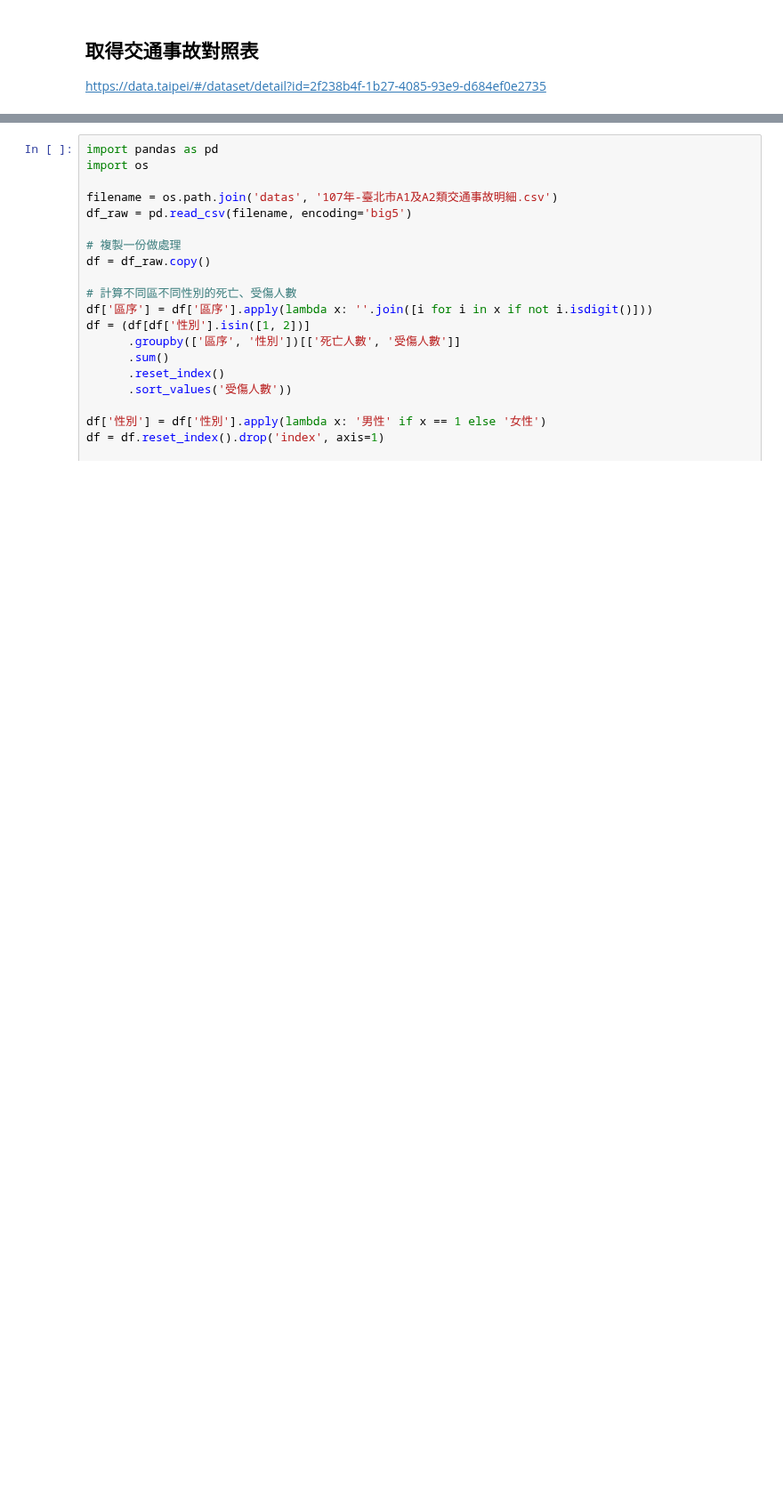
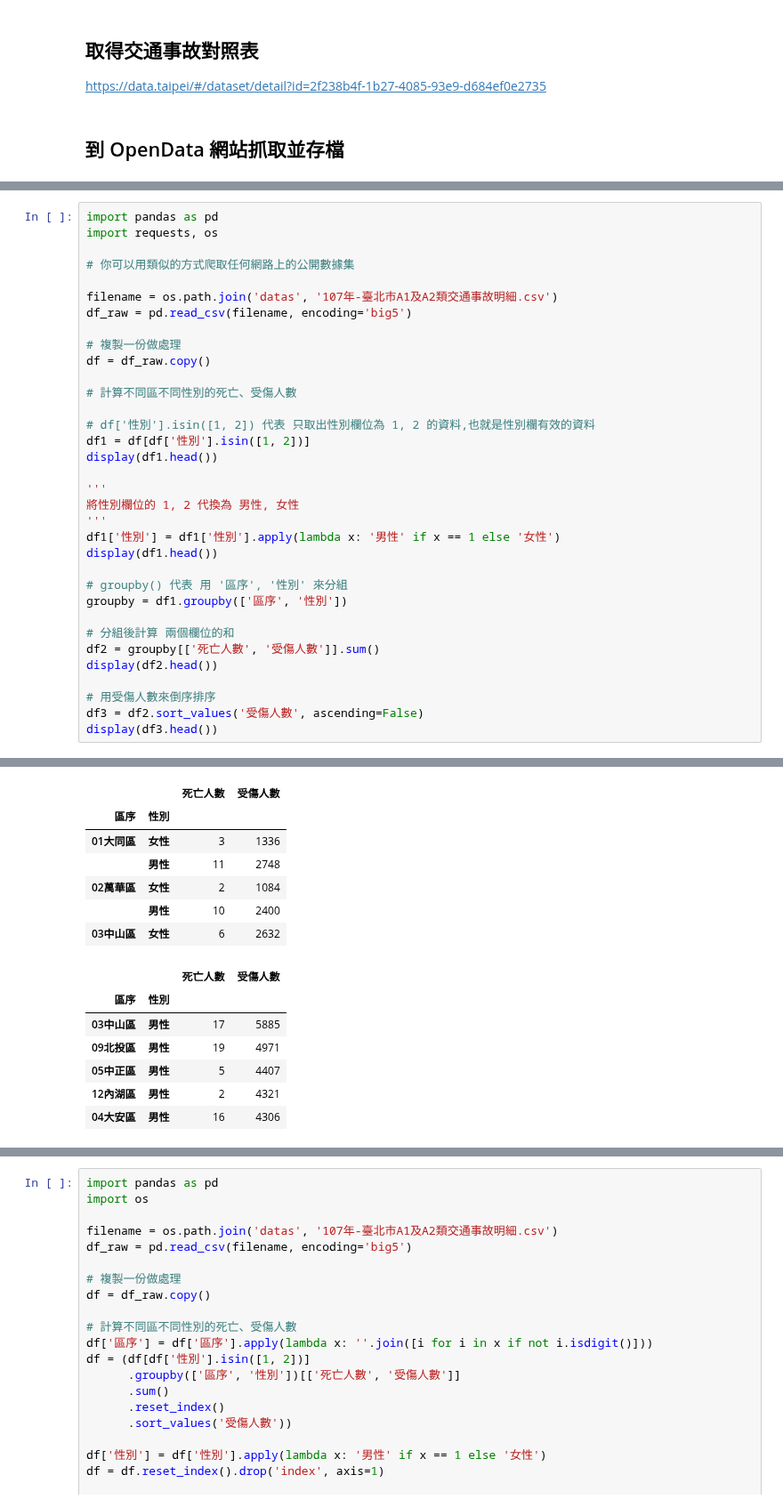
Before and after one commit to jiangsir/PythonBasic, a Jupyter notebook: Pandas基礎用法.ipynb, the cells around one changed output, grey strips where cells are left out. Shown at 89% size. Saved outputs shown, nothing was run; the diff lists cells and outputs as text; blank space fills up the shorter version.

```diff
--- a/Pandas基礎用法.ipynb
+++ b/Pandas基礎用法.ipynb
@@ -760,6 +760,8 @@ dfrf.head()
 ## 取得交通事故對照表
 
 https://data.taipei/#/dataset/detail?id=2f238b4f-1b27-4085-93e9-d684ef0e2735
+# %% [markdown]
+## 到 OpenData 網站抓取並存檔
 # %%
 import requests, os
 
@@ -777,3 +779,38 @@ df.head()
 | 2 | 107 | 1 | 7 | 17 | 42 | 2 | 01大同區 | 大同區重慶北路2段與南京西路口 | 0 | 1 | 1 | ... |
 | 3 | 107 | 1 | 7 | 17 | 42 | 2 | 01大同區 | 大同區重慶北路3段與南京西路口 | 0 | 1 | 2 | ... |
 | 4 | 107 | 1 | 14 | 9 | 56 | 2 | 01大同區 | 大同區承德路3段與民族西路口 | 0 | 1 | 1 | ... |
+# %%
+import pandas as pd
+import requests, os
+
+# 你可以用類似的方式爬取任何網路上的公開數據集
+
+filename = os.path.join('datas', '107年-臺北市A1及A2類交通事故明細.csv')
+df_raw = pd.read_csv(filename, encoding='big5')
+
+# 複製一份做處理
+df = df_raw.copy()
+
+# 計算不同區不同性別的死亡、受傷人數
+
+# df['性別'].isin([1, 2]) 代表 只取出性別欄位為 1, 2 的資料,也就是性別欄有效的資料
+df1 = df[df['性別'].isin([1, 2])]
+display(df1.head())
+
+'''
+將性別欄位的 1, 2 代換為 男性, 女性
+'''
+df1['性別'] = df1['性別'].apply(lambda x: '男性' if x == 1 else '女性')
+display(df1.head())
+
+# groupby() 代表 用 '區序', '性別' 來分組
+groupby = df1.groupby(['區序', '性別'])
+
+# 分組後計算 兩個欄位的和
+df2 = groupby[['死亡人數', '受傷人數']].sum()
+display(df2.head())
+
+# 用受傷人數來倒序排序
+df3 = df2.sort_values('受傷人數', ascending=False)
+display(df3.head())
+# %% [output]
@@ -780,3 +829,17 @@ df.head()
+|  |  | 死亡人數 | 受傷人數 |
+| 區序 | 性別 |  |  |
+| 01大同區 | 女性 | 3 | 1336 |
+|  | 男性 | 11 | 2748 |
+| 02萬華區 | 女性 | 2 | 1084 |
+|  | 男性 | 10 | 2400 |
+| 03中山區 | 女性 | 6 | 2632 |
+|  |  | 死亡人數 | 受傷人數 |
+| 區序 | 性別 |  |  |
+| 03中山區 | 男性 | 17 | 5885 |
+| 09北投區 | 男性 | 19 | 4971 |
+| 05中正區 | 男性 | 5 | 4407 |
+| 12內湖區 | 男性 | 2 | 4321 |
+| 04大安區 | 男性 | 16 | 4306 |
 # %%
 import pandas as pd
 import requests, os
```
Also changed, not shown: parts of 3 cells of this notebook.
